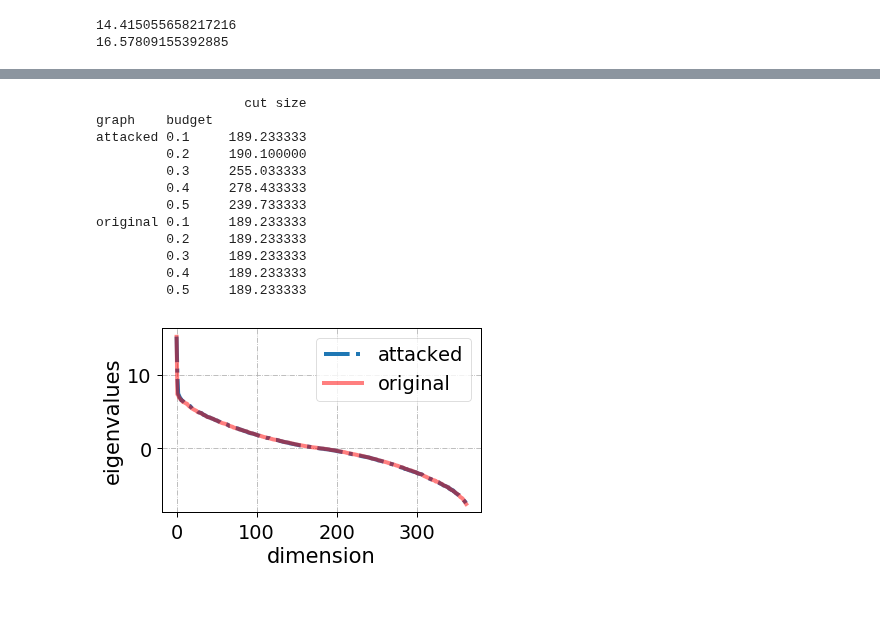
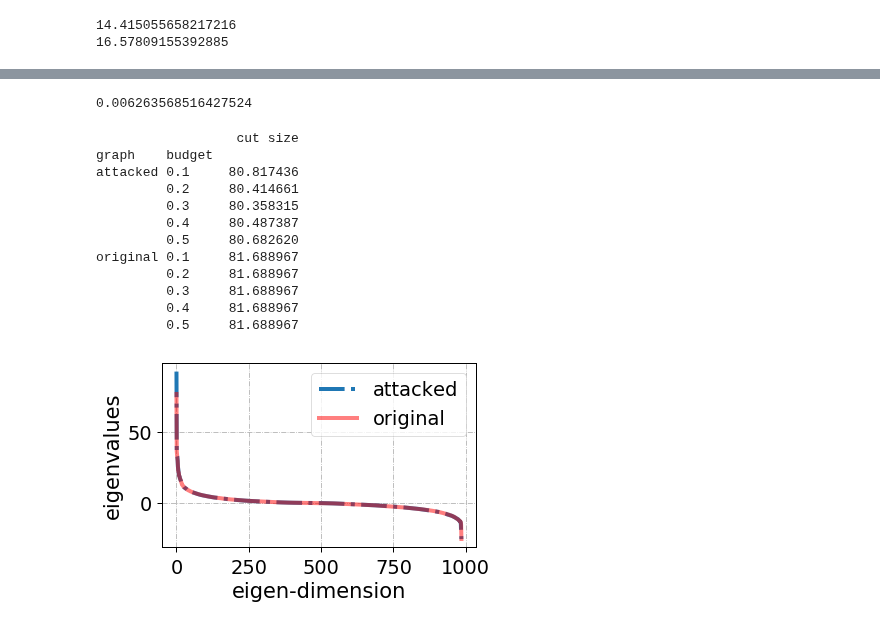
Before and after one commit to marsplus/attack-graph-code, a Jupyter notebook: src/data-analysis.ipynb, the cells around one changed output, grey strips where cells are left out. Saved outputs shown, nothing was run; the diff lists cells and outputs as text; code cells hidden in the pictures.

```diff
--- a/src/data-analysis.ipynb
+++ b/src/data-analysis.ipynb
@@ -366,10 +232,11 @@ original 0.1      0.121895
 # %%
 ### the largest eigenvalue of G as the attacker's budget increases ###
 
-graph_type = 'BTER'
-numExp = 30
-mode = 'min_lambda1_SP'
-folder = '../result/utility_max/{}'.format(mode)
+graph_type = 'Email'
+numExp = 1 if graph_type in ['Email', 'Airport', 'Protein'] else 30
+graph_weight = 'unweighted'
+mode = 'min_eigcent_SP'
+folder = '../result/{}/{}'.format(graph_weight, mode)
 Key = 'equalAlpha'
 graph_name = ['original', 'attacked']
 
@@ -414,11 +281,16 @@ original 0.1     15.375907   3.774782   14.719437
+# %%
+(len(S) / np.sqrt(len(G))) * 0.1 / 7.6266
+# %% [output]
+0.006263568516427524
 # %%
 ### the cut (non-normalized) size as the attacker's budget increases ###
 
-graph_type = 'BTER'
-numExp = 30
-mode = 'min_lambda1_SP'
-folder = '../result/utility_max/{}'.format(mode)
-Key = 'alpha3=1'
+graph_type = 'Airport'
+numExp = 1 if graph_type in ['Email', 'Airport', 'Protein'] else 30
+graph_weight = 'weighted'
+mode = 'min_eigcent_SP'
+folder = '../result/{}/{}'.format(graph_weight, mode)
+Key = 'equalAlpha'
 graph_name = ['original', 'attacked']
 
 with open(os.path.join(folder, '{}_numExp_{}_attacked_graphs_{}.p'.format(graph_type, numExp, Key)), 'rb') as fid:
@@ -430,55 +302,62 @@ for budget in [0.1, 0.2, 0.3, 0.4, 0.5]:
         for exp in range(numExp):
             G = data[budget][exp][gn]
             S = [i for i in range(G.order()) if G.nodes[i]['target']]
-            ret.append((nx.cut_size(G, S), gn, budget))
+            if graph_weight == 'weighted':
+                ret.append((nx.cut_size(G, S, weight='weight'), gn, budget))
+            else:
+                ret.append((nx.cut_size(G, S), gn, budget))
 ret = pd.DataFrame(ret, columns=['cut size', 'graph', 'budget'])
 y = ret.groupby(['graph', 'budget']).mean()
 print(y)
 # %% [output]
-                   cut size
+                  cut size
 graph    budget
-attacked 0.1     189.233333
-         0.2     190.100000
-         0.3     255.033333
-         0.4     278.433333
-         0.5     239.733333
-original 0.1     189.233333
-         0.2     189.233333
-         0.3     189.233333
-         0.4     189.233333
-         0.5     189.233333
+attacked 0.1     80.817436
+         0.2     80.414661
+         0.3     80.358315
+         0.4     80.487387
+         0.5     80.682620
+original 0.1     81.688967
+         0.2     81.688967
+         0.3     81.688967
+         0.4     81.688967
+         0.5     81.688967
 # %%
 ### the spectra before/after attack ###
 
-graph_type = 'BTER'
-numExp = 30
-mode = 'min_lambda1_SP'
-folder = '../result/utility_max/{}'.format(mode)
+graph_type = 'Email'
+numExp = 1 if graph_type in ['Email', 'Airport', 'Protein'] else 30
+graph_weight = 'unweighted'
+mode = 'min_eigcent_SP'
+folder = '../result/{}/{}'.format(graph_weight, mode)
 Key = 'equalAlpha'
 graph_name = ['original', 'attacked']
 budget = 0.5
-exp = 10
+exp = 0
+# 1489618.0
+
 
 with open(os.path.join(folder, '{}_numExp_{}_attacked_graphs_{}.p'.format(graph_type, numExp, Key)), 'rb') as fid:
     data = pickle.load(fid)
 
 ret = {'attacked': None, 'original': None}
 for key, _ in ret.items():
     G = data[budget][exp][key]
     adj = nx.adjacency_matrix(G).todense()
     eigVals = sorted(np.real(LIN.eig(adj)[0]), reverse=True)
     ret[key] = eigVals
 
 x = range(len(G))
 plt.plot(x, ret['attacked'], label='attacked', linestyle='-.', linewidth=4)
 plt.plot(x, ret['original'], label='original', linewidth=4, alpha=0.5, color='r')
 plt.legend()
 plt.grid(linestyle='-.')
 plt.ylabel('eigenvalues')
-plt.xlabel('dimension')
+plt.xlabel('eigen-dimension')
 plt.tight_layout()
+plt.savefig('../result/figure/{}/{}_{}_eigen.pdf'.format(graph_weight, graph_type, Key))
 # %% [output]
-[figure, old version]
+[figure, new version]
 # %%
 ### the degree distributioin before/after attack ###
 import collections
```
Also changed, not shown: parts of 18 cells of this notebook, 17 other files.
